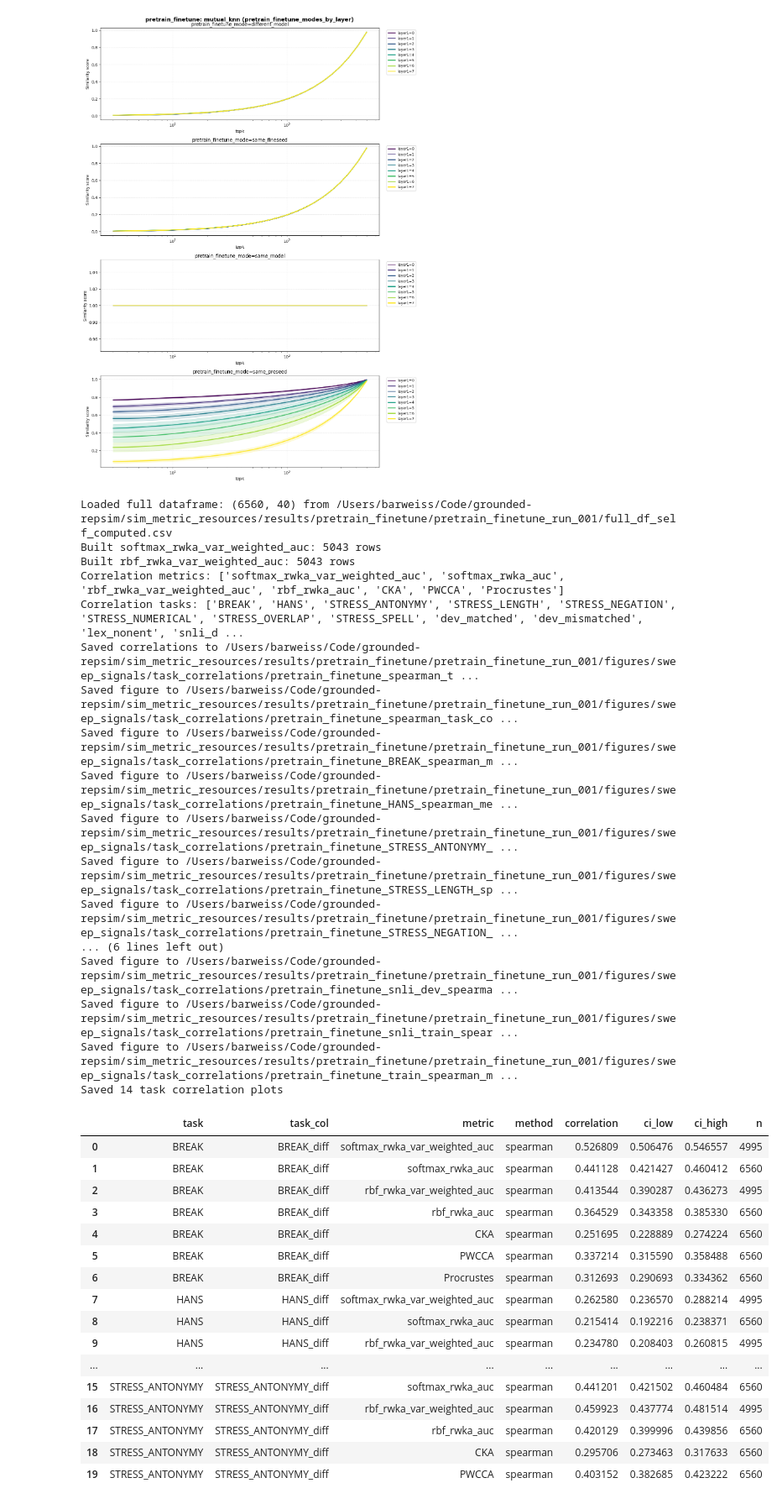
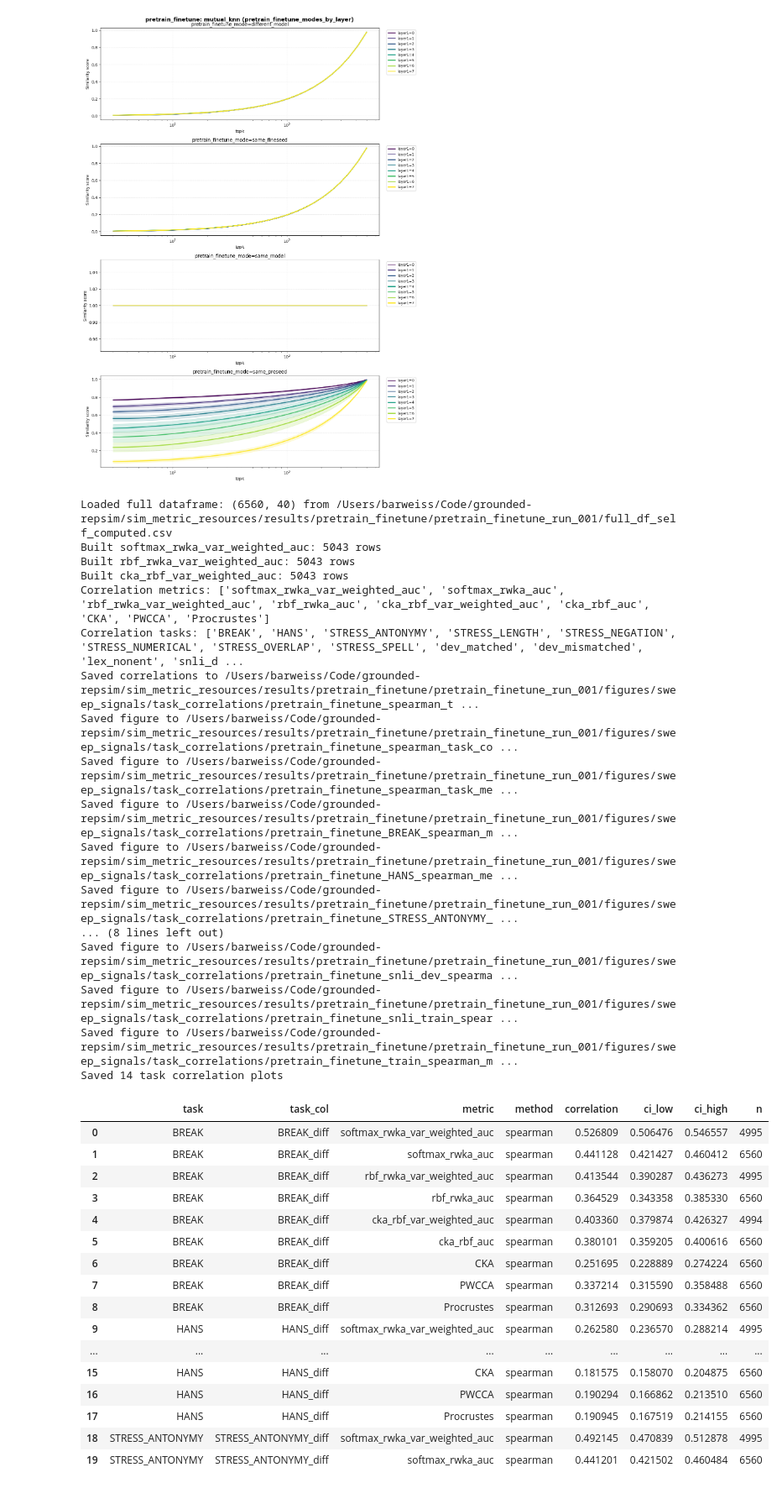
Before and after one commit to barweiss1/grounded-repsim, a Jupyter notebook: experiments/pretrain_finetune/similarity_signals.ipynb, the cells around one changed output. Shown at 84% size. Saved outputs shown, nothing was run; the diff lists cells and outputs as text; code cells hidden in the pictures.

```diff
--- a/experiments/pretrain_finetune/similarity_signals.ipynb
+++ b/experiments/pretrain_finetune/similarity_signals.ipynb
@@ -6,13 +6,15 @@ Analyze sweep similarity curves by layer and seed-comparison mode.
 EXPERIMENT = "pretrain_finetune"
 RUN_ID = None  # e.g. "pretrain_finetune_run_001"; None selects the newest run directory
 METRICS_TO_PLOT = ["softmax_rwka", "rbf_rwka", "cka_rbf", "mutual_knn", "cknna"]
-RWKA_SWEEP_METRICS = ["softmax_rwka", "rbf_rwka"]
-PARAM_HEATMAP_METRICS = ["softmax_rwka", "rbf_rwka"]
+RWKA_SWEEP_METRICS = ["softmax_rwka", "rbf_rwka", "cka_rbf"]
+PARAM_HEATMAP_METRICS = ["softmax_rwka", "rbf_rwka", "cka_rbf"]
 CORRELATION_METRICS = [
     "softmax_rwka_var_weighted_auc",
     "softmax_rwka_auc",
     "rbf_rwka_var_weighted_auc",
     "rbf_rwka_auc",
+    "cka_rbf_var_weighted_auc",
+    "cka_rbf_auc",
     "CKA",
     "PWCCA",
     "Procrustes",
@@ -177,9 +180,20 @@ boxplot_fig = plot_task_correlation_boxplot(
     save_path=boxplot_save_path,
     title=f"pretrain_finetune: {CORRELATION_METHOD} task correlation distribution",
     metric_order=available_corr_metrics,
+    show_outliers=True,
 )
 if boxplot_fig is not None:
     plt.close(boxplot_fig)
+
+rank_boxplot_save_path = correlation_figures_dir / f"pretrain_finetune_{CORRELATION_METHOD}_task_metric_rank_boxplot.png"
+rank_boxplot_fig = plot_task_metric_rank_boxplot(
+    corr_df,
+    save_path=rank_boxplot_save_path,
+    title=f"pretrain_finetune: {CORRELATION_METHOD} task-wise metric ranks",
+    show_outliers=True,
+)
+if rank_boxplot_fig is not None:
+    plt.close(rank_boxplot_fig)
 
 saved_corr_plots = []
 for task in tasks:
@@ -188,49 +202,49 @@ for task in tasks:
         corr_df,
         task,
         save_path=save_path,
         metric_order=available_corr_metrics,
     )
     if fig is not None:
         saved_corr_plots.append(save_path)
         plt.close(fig)
 
 print(f"Saved {len(saved_corr_plots)} task correlation plots")
 corr_df.head(20)
 # %% [output]
 Loaded full dataframe: (6560, 40) from /Users/barweiss/Code/grounded-repsim/sim_metric_resources/results/pretrain_finetune/pretrain_finetune_run_001/full_df_self_computed.csv
 Built softmax_rwka_var_weighted_auc: 5043 rows
 Built rbf_rwka_var_weighted_auc: 5043 rows
-Correlation metrics: ['softmax_rwka_var_weighted_auc', 'softmax_rwka_auc', 'rbf_rwka_var_weighted_auc', 'rbf_rwka_auc', 'CKA', 'PWCCA', 'Procrustes']
+Built cka_rbf_var_weighted_auc: 5043 rows
+Correlation metrics: ['softmax_rwka_var_weighted_auc', 'softmax_rwka_auc', 'rbf_rwka_var_weighted_auc', 'rbf_rwka_auc', 'cka_rbf_var_weighted_auc', 'cka_rbf_auc', 'CKA', 'PWCCA', 'Procrustes']
 Correlation tasks: ['BREAK', 'HANS', 'STRESS_ANTONYMY', 'STRESS_LENGTH', 'STRESS_NEGATION', 'STRESS_NUMERICAL', 'STRESS_OVERLAP', 'STRESS_SPELL', 'dev_matched', 'dev_mismatched', 'lex_nonent', 'snli_d ...
 Saved correlations to /Users/barweiss/Code/grounded-repsim/sim_metric_resources/results/pretrain_finetune/pretrain_finetune_run_001/figures/sweep_signals/task_correlations/pretrain_finetune_spearman_t ...
 Saved figure to /Users/barweiss/Code/grounded-repsim/sim_metric_resources/results/pretrain_finetune/pretrain_finetune_run_001/figures/sweep_signals/task_correlations/pretrain_finetune_spearman_task_co ...
+Saved figure to /Users/barweiss/Code/grounded-repsim/sim_metric_resources/results/pretrain_finetune/pretrain_finetune_run_001/figures/sweep_signals/task_correlations/pretrain_finetune_spearman_task_me ...
 Saved figure to /Users/barweiss/Code/grounded-repsim/sim_metric_resources/results/pretrain_finetune/pretrain_finetune_run_001/figures/sweep_signals/task_correlations/pretrain_finetune_BREAK_spearman_m ...
 Saved figure to /Users/barweiss/Code/grounded-repsim/sim_metric_resources/results/pretrain_finetune/pretrain_finetune_run_001/figures/sweep_signals/task_correlations/pretrain_finetune_HANS_spearman_me ...
 Saved figure to /Users/barweiss/Code/grounded-repsim/sim_metric_resources/results/pretrain_finetune/pretrain_finetune_run_001/figures/sweep_signals/task_correlations/pretrain_finetune_STRESS_ANTONYMY_ ...
-Saved figure to /Users/barweiss/Code/grounded-repsim/sim_metric_resources/results/pretrain_finetune/pretrain_finetune_run_001/figures/sweep_signals/task_correlations/pretrain_finetune_STRESS_LENGTH_sp ...
-Saved figure to /Users/barweiss/Code/grounded-repsim/sim_metric_resources/results/pretrain_finetune/pretrain_finetune_run_001/figures/sweep_signals/task_correlations/pretrain_finetune_STRESS_NEGATION_ ...
-... (6 lines left out)
+... (8 lines left out)
 Saved figure to /Users/barweiss/Code/grounded-repsim/sim_metric_resources/results/pretrain_finetune/pretrain_finetune_run_001/figures/sweep_signals/task_correlations/pretrain_finetune_snli_dev_spearma ...
 Saved figure to /Users/barweiss/Code/grounded-repsim/sim_metric_resources/results/pretrain_finetune/pretrain_finetune_run_001/figures/sweep_signals/task_correlations/pretrain_finetune_snli_train_spear ...
 Saved figure to /Users/barweiss/Code/grounded-repsim/sim_metric_resources/results/pretrain_finetune/pretrain_finetune_run_001/figures/sweep_signals/task_correlations/pretrain_finetune_train_spearman_m ...
 Saved 14 task correlation plots
 |  | task | task_col | metric | method | correlation | ci_low | ci_high | n |
 | 0 | BREAK | BREAK_diff | softmax_rwka_var_weighted_auc | spearman | 0.526809 | 0.506476 | 0.546557 | 4995 |
 | 1 | BREAK | BREAK_diff | softmax_rwka_auc | spearman | 0.441128 | 0.421427 | 0.460412 | 6560 |
 | 2 | BREAK | BREAK_diff | rbf_rwka_var_weighted_auc | spearman | 0.413544 | 0.390287 | 0.436273 | 4995 |
 | 3 | BREAK | BREAK_diff | rbf_rwka_auc | spearman | 0.364529 | 0.343358 | 0.385330 | 6560 |
-| 4 | BREAK | BREAK_diff | CKA | spearman | 0.251695 | 0.228889 | 0.274224 | 6560 |
-| 5 | BREAK | BREAK_diff | PWCCA | spearman | 0.337214 | 0.315590 | 0.358488 | 6560 |
-| 6 | BREAK | BREAK_diff | Procrustes | spearman | 0.312693 | 0.290693 | 0.334362 | 6560 |
-| 7 | HANS | HANS_diff | softmax_rwka_var_weighted_auc | spearman | 0.262580 | 0.236570 | 0.288214 | 4995 |
-| 8 | HANS | HANS_diff | softmax_rwka_auc | spearman | 0.215414 | 0.192216 | 0.238371 | 6560 |
-| 9 | HANS | HANS_diff | rbf_rwka_var_weighted_auc | spearman | 0.234780 | 0.208403 | 0.260815 | 4995 |
+| 4 | BREAK | BREAK_diff | cka_rbf_var_weighted_auc | spearman | 0.403360 | 0.379874 | 0.426327 | 4994 |
+| 5 | BREAK | BREAK_diff | cka_rbf_auc | spearman | 0.380101 | 0.359205 | 0.400616 | 6560 |
+| 6 | BREAK | BREAK_diff | CKA | spearman | 0.251695 | 0.228889 | 0.274224 | 6560 |
+| 7 | BREAK | BREAK_diff | PWCCA | spearman | 0.337214 | 0.315590 | 0.358488 | 6560 |
+| 8 | BREAK | BREAK_diff | Procrustes | spearman | 0.312693 | 0.290693 | 0.334362 | 6560 |
+| 9 | HANS | HANS_diff | softmax_rwka_var_weighted_auc | spearman | 0.262580 | 0.236570 | 0.288214 | 4995 |
 | ... | ... | ... | ... | ... | ... | ... | ... | ... |
-| 15 | STRESS_ANTONYMY | STRESS_ANTONYMY_diff | softmax_rwka_auc | spearman | 0.441201 | 0.421502 | 0.460484 | 6560 |
-| 16 | STRESS_ANTONYMY | STRESS_ANTONYMY_diff | rbf_rwka_var_weighted_auc | spearman | 0.459923 | 0.437774 | 0.481514 | 4995 |
-| 17 | STRESS_ANTONYMY | STRESS_ANTONYMY_diff | rbf_rwka_auc | spearman | 0.420129 | 0.399996 | 0.439856 | 6560 |
-| 18 | STRESS_ANTONYMY | STRESS_ANTONYMY_diff | CKA | spearman | 0.295706 | 0.273463 | 0.317633 | 6560 |
-| 19 | STRESS_ANTONYMY | STRESS_ANTONYMY_diff | PWCCA | spearman | 0.403152 | 0.382685 | 0.423222 | 6560 |
+| 15 | HANS | HANS_diff | CKA | spearman | 0.181575 | 0.158070 | 0.204875 | 6560 |
+| 16 | HANS | HANS_diff | PWCCA | spearman | 0.190294 | 0.166862 | 0.213510 | 6560 |
+| 17 | HANS | HANS_diff | Procrustes | spearman | 0.190945 | 0.167519 | 0.214155 | 6560 |
+| 18 | STRESS_ANTONYMY | STRESS_ANTONYMY_diff | softmax_rwka_var_weighted_auc | spearman | 0.492145 | 0.470839 | 0.512878 | 4995 |
+| 19 | STRESS_ANTONYMY | STRESS_ANTONYMY_diff | softmax_rwka_auc | spearman | 0.441201 | 0.421502 | 0.460484 | 6560 |
 # %%
 param_corr_dfs = []
 for metric in PARAM_HEATMAP_METRICS:
```
Also changed, not shown: parts of 2 cells of this notebook, 1 other file.
